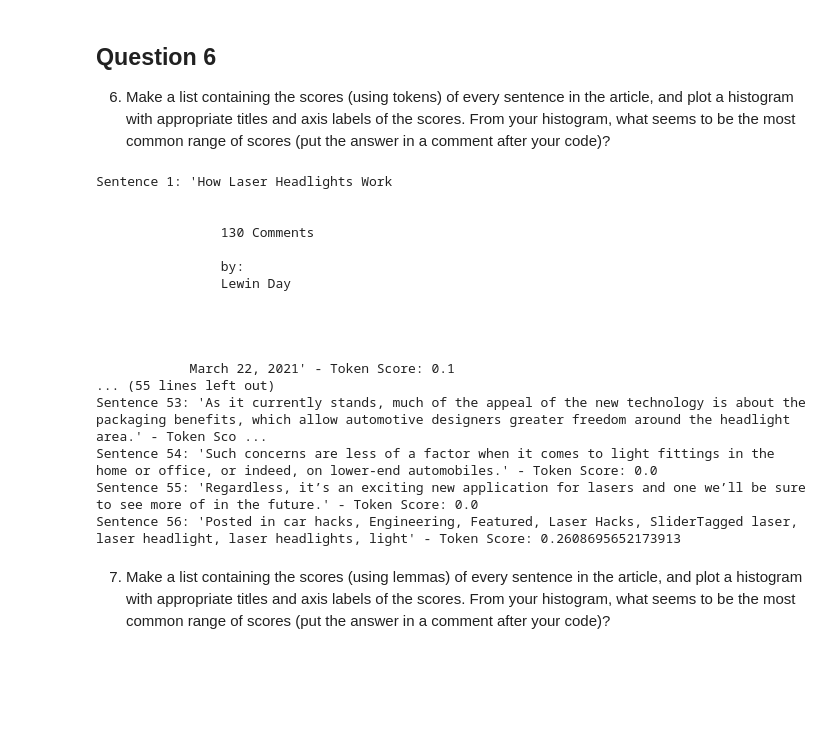
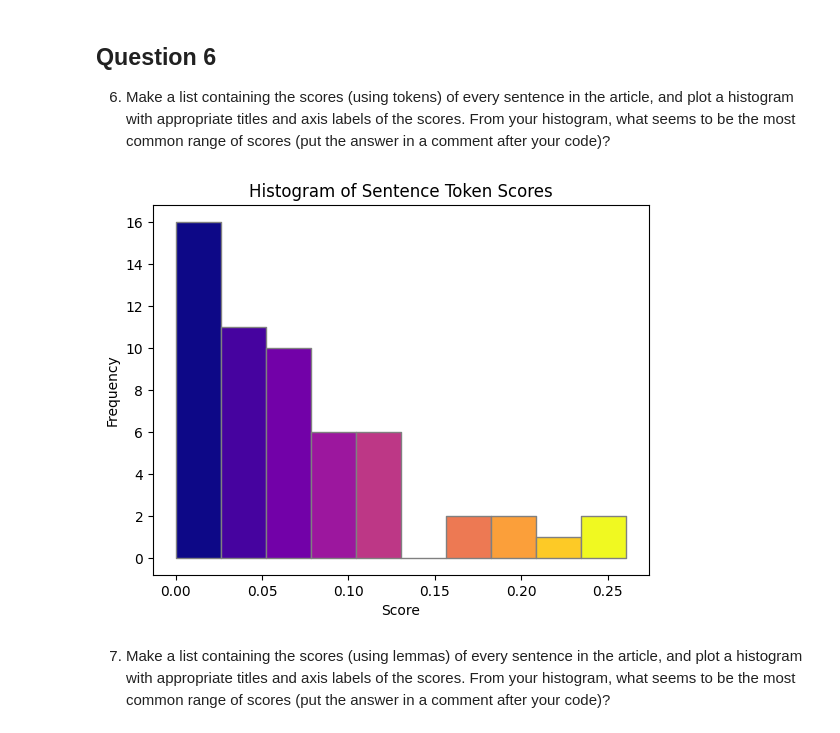
Before and after one commit to meldstonerogers/620-mod6-web-scraping, a Jupyter notebook: web-scraping.ipynb, the cells around one changed output. Drawn from its saved outputs; the diff is of its cells as text; code cells hidden in the pictures; blank space fills up the shorter version.

```diff
--- a/web-scraping.ipynb
+++ b/web-scraping.ipynb
@@ -216,54 +219,59 @@ for token, freq in mostFreqtokens:
     cool_tokens.add(token)
 
 # Get every sentence in article
 sentences = list(doc.sents)
 
 # Define score_sentence_by_token function
 def score_sentence_by_token(sentence, interesting_tokens):
     # Tokenize the sentence
     token_count = sum(1 for token in sentence if token.text.lower() in interesting_tokens)
     # Return the ratio of interesting tokens to total tokens
     tokens_score = token_count / len(sentence)
     return tokens_score
 
 # Create list to store scores
 sentence_scores = []
 
 # Loop through each sentence and calculate score
 for sentence in sentences:
     score = score_sentence_by_token(sentence, cool_tokens)
     sentence_scores.append(score)
 
 
 # Print the token scores for all sentences
-for i, (sentence, score) in enumerate(zip(sentences, sentence_scores), 1):
+#for i, (sentence, score) in enumerate(zip(sentences, sentence_scores), 1):
     #print(f"Sentence {i}: '{sentence.text.strip()}' - Token Score: {score}")
 
+# Create histogram data
+counts, bin_edges = np.histogram(sentence_scores, bins=10)
 
-# Plot a histogram of the scores
-plt.hist(sentence_scores, bins=10, edgecolor='black')
-plt.title("Histogram of Sentence Tokens Scores")
+# Prepare vertices for the PolyCollection
+verts = []
+for i in range(len(bin_edges) - 1):
+    verts.append([
+        (bin_edges[i], 0),
+        (bin_edges[i], counts[i]),
+        (bin_edges[i + 1], counts[i]),
+        (bin_edges[i + 1], 0),
+    ])
+
+# Create the gradient colors
+gradient = np.linspace(0, 1, len(verts))
+colors = plt.cm.plasma(gradient)
+
+# Create a PolyCollection with the gradient colors
+poly_collection = PolyCollection(verts, facecolors=colors, edgecolor='gray')
+
+# Plot the PolyCollection
+fig, ax = plt.subplots()
+ax.add_collection(poly_collection)
+ax.autoscale()
+plt.title("Histogram of Sentence Token Scores")
 plt.xlabel("Score")
 plt.ylabel("Frequency")
 plt.show()
 # %% [output]
-Sentence 1: 'How Laser Headlights Work
-
-
-                130 Comments
-
-                by:
-                Lewin Day
-
-
-
-
-            March 22, 2021' - Token Score: 0.1
-... (55 lines left out)
-Sentence 53: 'As it currently stands, much of the appeal of the new technology is about the packaging benefits, which allow automotive designers greater freedom around the headlight area.' - Token Sco ...
-Sentence 54: 'Such concerns are less of a factor when it comes to light fittings in the home or office, or indeed, on lower-end automobiles.' - Token Score: 0.0
-Sentence 55: 'Regardless, it’s an exciting new application for lasers and one we’ll be sure to see more of in the future.' - Token Score: 0.0
-Sentence 56: 'Posted in car hacks, Engineering, Featured, Laser Hacks, SliderTagged laser, laser headlight, laser headlights, light' - Token Score: 0.2608695652173913
+[figure, added]
 # %% [markdown]
 7. Make a list containing the scores (using lemmas) of every sentence in the article, and plot a histogram with appropriate titles and axis labels of the scores.  From your histogram, what seems to be the most common range of scores (put the answer in a comment after your code)?
 # %% [markdown]
```
Also changed, not shown: parts of 1 cell of this notebook, 1 other file.
